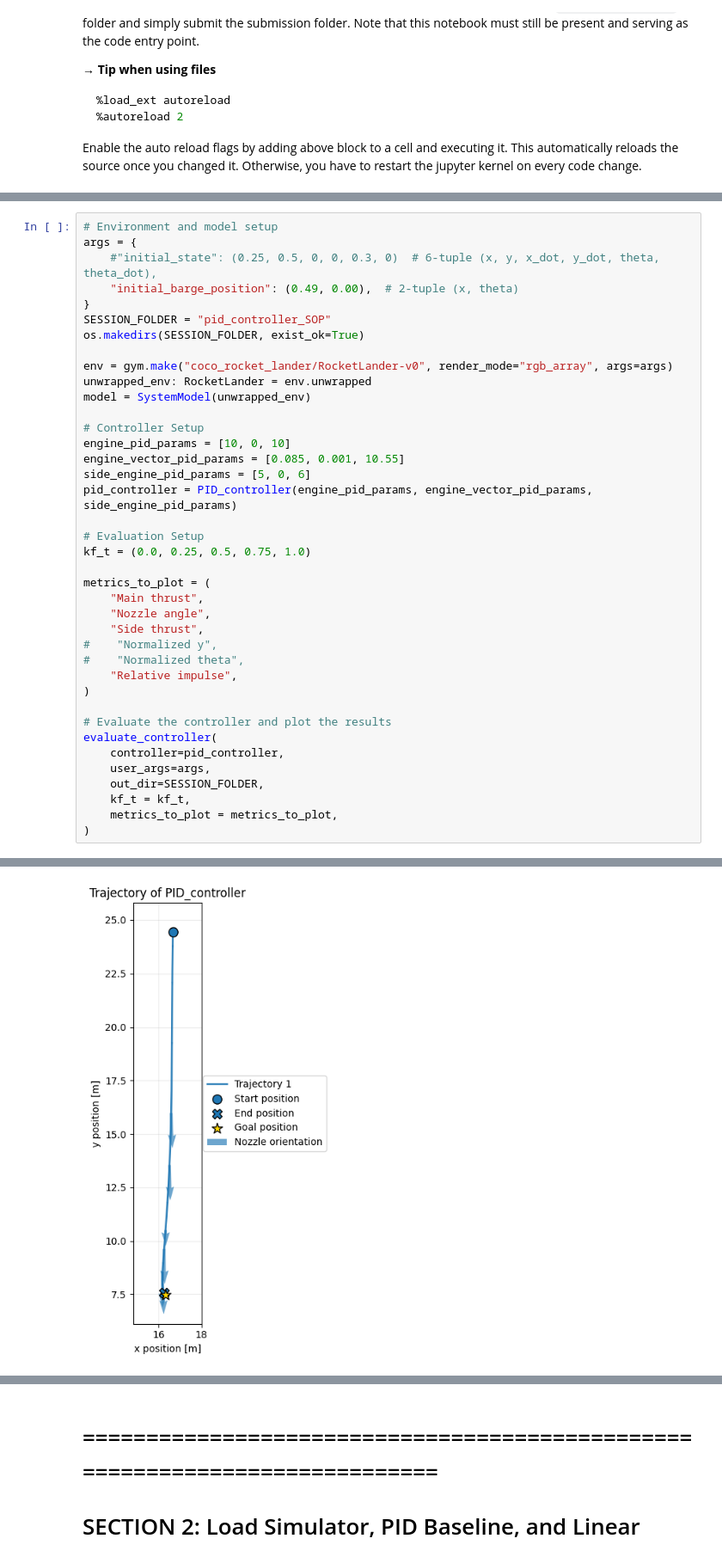
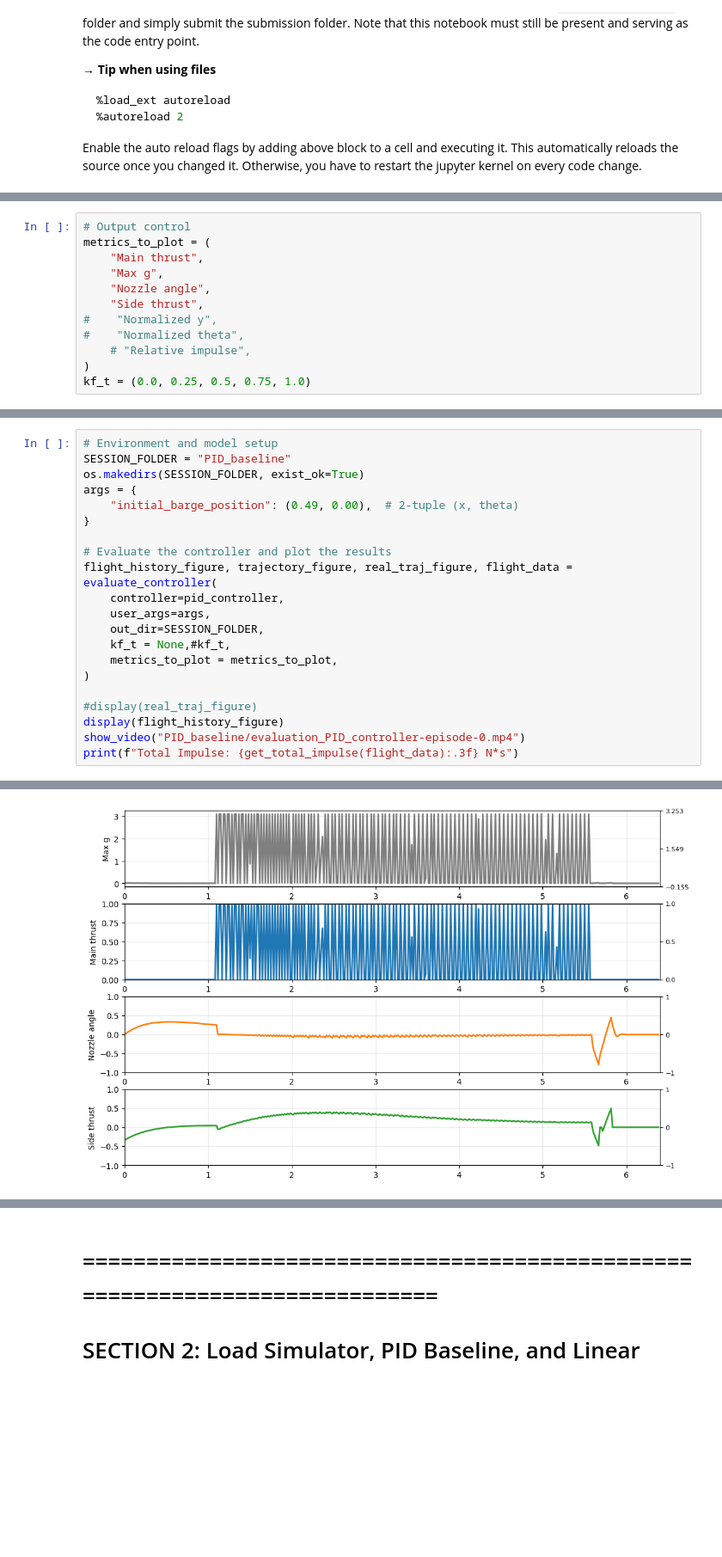
Before and after one commit to st0epsel/coco_bonus_project, a Jupyter notebook: submission_folder/submission.ipynb, the cells around one changed output, grey strips where cells are left out. Shown at 86% size. Drawn from its saved outputs; the diff is of its cells as text; blank space fills up the shorter version.

Commit message:
plotting functions in place Nr.1

```diff
--- a/submission_folder/submission.ipynb
+++ b/submission_folder/submission.ipynb
@@ -66,0 +54,12 @@ reloaded modules: ['submission_folder.src.user_args', 'submission_folder.src.uti
+# %%
+# Output control
+metrics_to_plot = (
+    "Main thrust",
+    "Max g",
+    "Nozzle angle",
+    "Side thrust",
+#    "Normalized y",
+#    "Normalized theta",
+    # "Relative impulse",
+)
+kf_t = (0.0, 0.25, 0.5, 0.75, 1.0)
@@ -67,40 +80,22 @@ reloaded modules: ['submission_folder.src.user_args', 'submission_folder.src.uti
 # %%
 # Environment and model setup
+SESSION_FOLDER = "PID_baseline"
+os.makedirs(SESSION_FOLDER, exist_ok=True)
 args = {
-    #"initial_state": (0.25, 0.5, 0, 0, 0.3, 0)  # 6-tuple (x, y, x_dot, y_dot, theta, theta_dot),
     "initial_barge_position": (0.49, 0.00),  # 2-tuple (x, theta)
 }
-SESSION_FOLDER = "pid_controller_SOP"
-os.makedirs(SESSION_FOLDER, exist_ok=True)
-
-env = gym.make("coco_rocket_lander/RocketLander-v0", render_mode="rgb_array", args=args)
-unwrapped_env: RocketLander = env.unwrapped
-model = SystemModel(unwrapped_env)
-
-# Controller Setup
-engine_pid_params = [10, 0, 10]
-engine_vector_pid_params = [0.085, 0.001, 10.55]
-side_engine_pid_params = [5, 0, 6]
-pid_controller = PID_controller(engine_pid_params, engine_vector_pid_params, side_engine_pid_params)
-
-# Evaluation Setup
-kf_t = (0.0, 0.25, 0.5, 0.75, 1.0)
-
-metrics_to_plot = (
-    "Main thrust",
-    "Nozzle angle",
-    "Side thrust",
-#    "Normalized y",
-#    "Normalized theta",
-    "Relative impulse",
-)
 
 # Evaluate the controller and plot the results
-evaluate_controller(
+flight_history_figure, trajectory_figure, real_traj_figure, flight_data = evaluate_controller(
     controller=pid_controller,
     user_args=args,
     out_dir=SESSION_FOLDER,
-    kf_t = kf_t,
+    kf_t = None,#kf_t,
     metrics_to_plot = metrics_to_plot,
 )
+
+#display(real_traj_figure)
+display(flight_history_figure)
+show_video("PID_baseline/evaluation_PID_controller-episode-0.mp4")
+print(f"Total Impulse: {get_total_impulse(flight_data):.3f} N*s")
 # %% [output]
@@ -131 +107 @@ Saving flight history plot to pid_controller_SOP\flight_history.png ...
-[figure, old version]
+[figure, new version]
```
Also changed, not shown: parts of 16 cells of this notebook, 14 other files.
